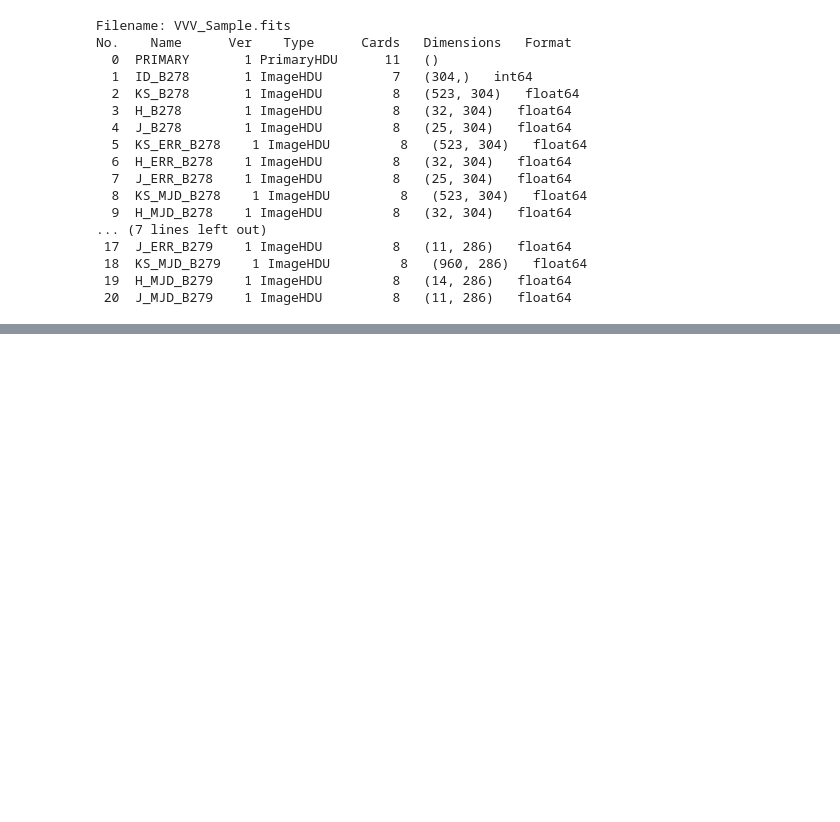
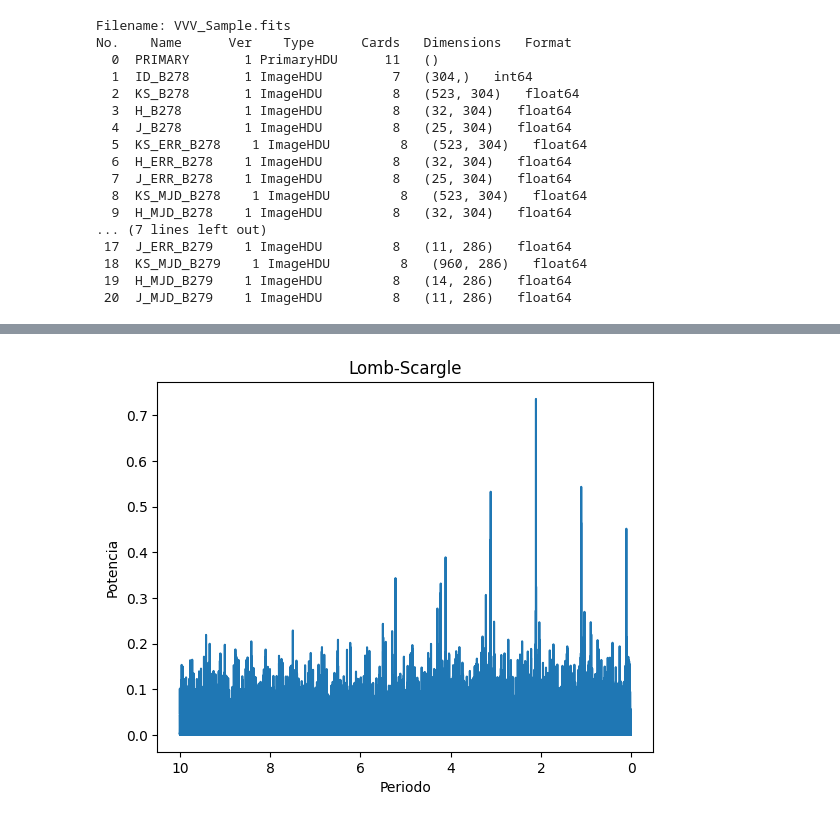
Before and after one commit to Brunelleschk1/Personal-projects, a Jupyter notebook: Proyectos de Astronomía/Laboratorio 7/VVV_Read_Data.ipynb, the cells around one changed output, grey strips where cells are left out. Cells and saved outputs as stored; diff of their text form; code cells hidden in the pictures; blank space fills up the shorter version.

```diff
--- a/Proyectos de Astronomía/Laboratorio 7/VVV_Read_Data.ipynb
+++ b/Proyectos de Astronomía/Laboratorio 7/VVV_Read_Data.ipynb
@@ -142,0 +146,15 @@ Text(0.5, 1.0, 'Periodo = 131.199')
+# %%
+T = np.max(t) - np.min(t)
+df = 1 / (20 * T)   # parecido a lo que propones
+
+frequency = np.arange(min_f, max_f, df)
+power = ls.power(frequency)
+# %%
+plt.plot(frequency, power)
+plt.xlabel("Periodo")
+plt.ylabel("Potencia")
+plt.title("Lomb-Scargle")
+plt.gca().invert_xaxis()  # opcional (astro style)
+plt.show()
+# %% [output]
+[figure, added]
```
Also changed, not shown: parts of 10 cells of this notebook, 1 other file.
